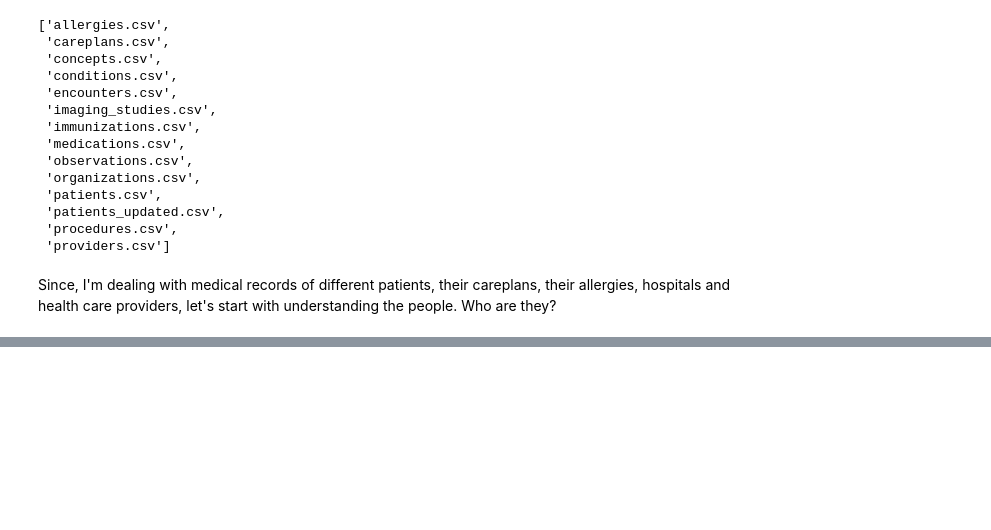
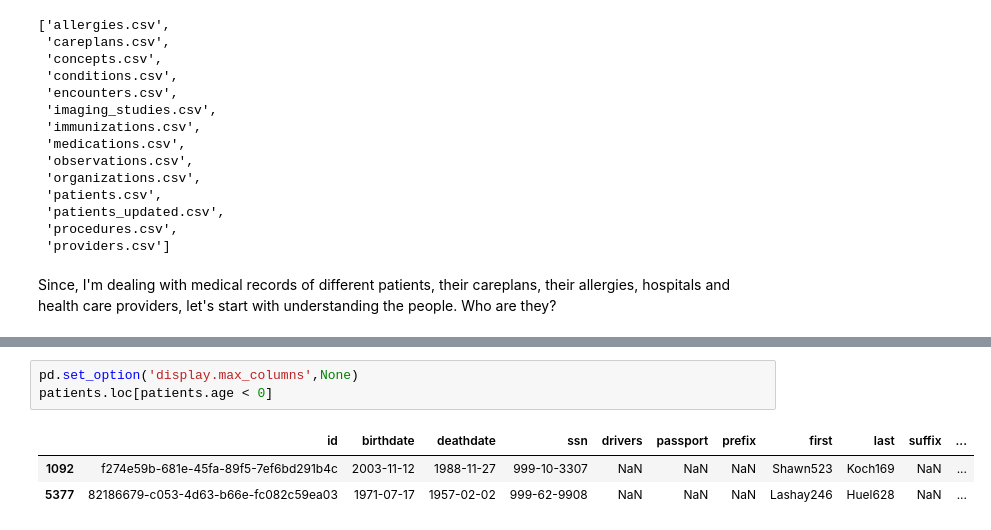
Before and after one commit to pareshg18/picnicHealth-healthcare-analysis, a Jupyter notebook: patient-analysis.ipynb, the cells around one changed output, grey strips where cells are left out. Drawn from its saved outputs; the diff is of its cells as text; blank space fills up the shorter version.

```diff
--- a/patient-analysis.ipynb
+++ b/patient-analysis.ipynb
@@ -33,0 +160,7 @@ Since, I'm dealing with medical records of different patients, their careplans,
+# %%
+pd.set_option('display.max_columns',None)
+patients.loc[patients.age < 0]
+# %% [output]
+|  | id | birthdate | deathdate | ssn | drivers | passport | prefix | first | last | suffix | ... |
+| 1092 | f274e59b-681e-45fa-89f5-7ef6bd291b4c | 2003-11-12 | 1988-11-27 | 999-10-3307 | NaN | NaN | NaN | Shawn523 | Koch169 | NaN | ... |
+| 5377 | 82186679-c053-4d63-b66e-fc082c59ea03 | 1971-07-17 | 1957-02-02 | 999-62-9908 | NaN | NaN | NaN | Lashay246 | Huel628 | NaN | ... |
```
Also changed, not shown: parts of 24 cells of this notebook.
